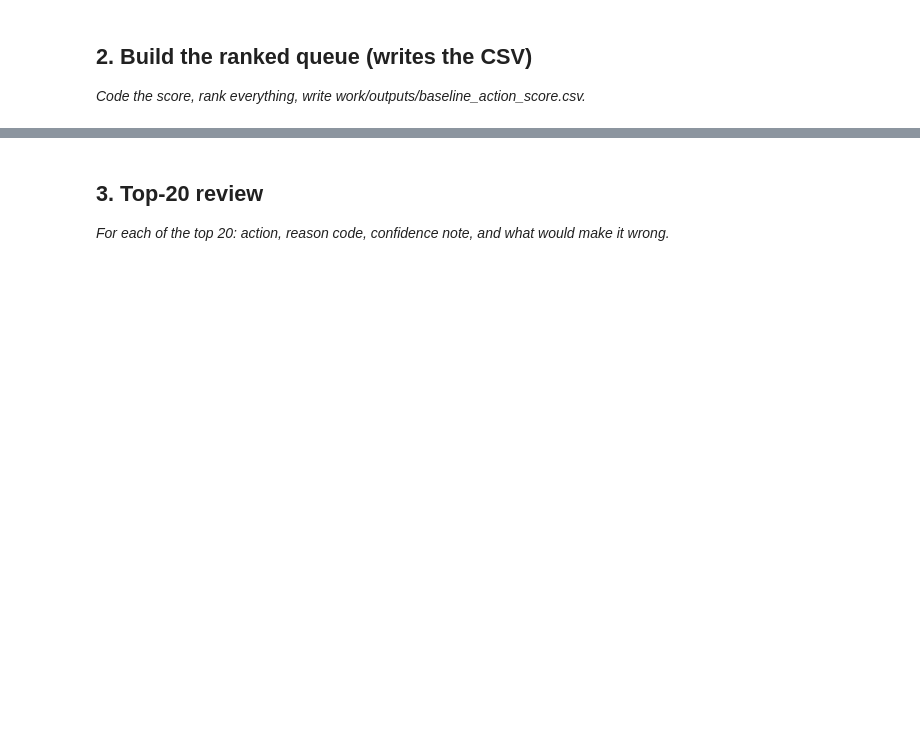
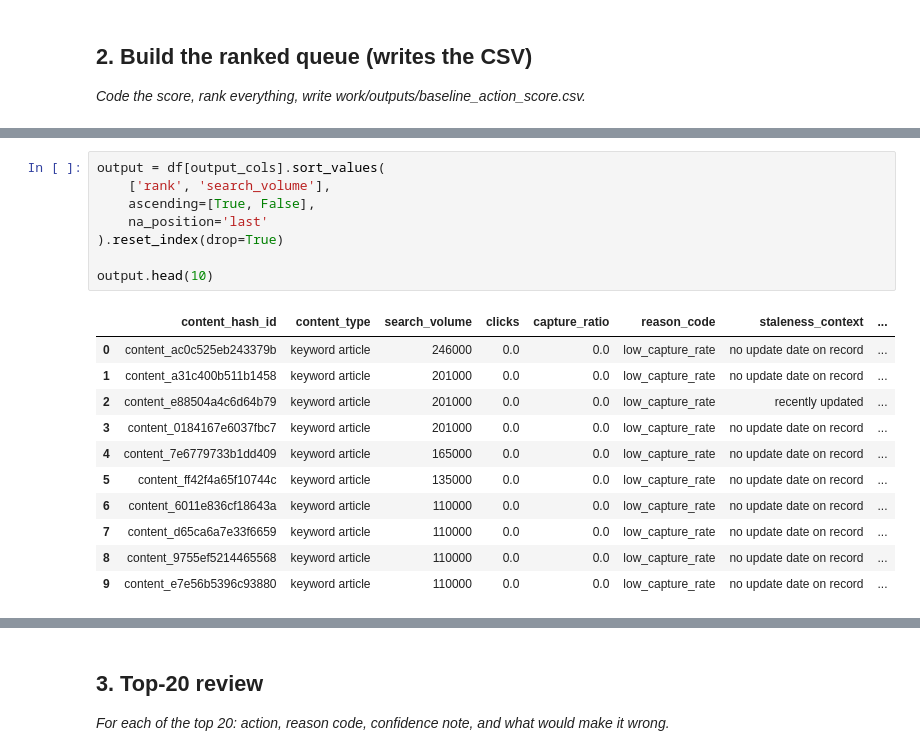
Before and after one commit to AxelYoel/FlyRank-AI-Internship---Axel-Yoel-Chandra, a Jupyter notebook: work/notebooks/w04_baseline_score.ipynb, the cells around one changed output, grey strips where cells are left out. Saved outputs shown, nothing was run; the diff lists cells and outputs as text; blank space fills up the shorter version.

```diff
--- a/work/notebooks/w04_baseline_score.ipynb
+++ b/work/notebooks/w04_baseline_score.ipynb
@@ -180,0 +432,20 @@ dtype: float64
+# %%
+output = df[output_cols].sort_values(
+    ['rank', 'search_volume'],
+    ascending=[True, False],
+    na_position='last'
+).reset_index(drop=True)
+
+output.head(10)
+# %% [output]
+|  | content_hash_id | content_type | search_volume | clicks | capture_ratio | reason_code | staleness_context | ... |
+| 0 | content_ac0c525eb243379b | keyword article | 246000 | 0.0 | 0.0 | low_capture_rate | no update date on record | ... |
+| 1 | content_a31c400b511b1458 | keyword article | 201000 | 0.0 | 0.0 | low_capture_rate | no update date on record | ... |
+| 2 | content_e88504a4c6d64b79 | keyword article | 201000 | 0.0 | 0.0 | low_capture_rate | recently updated | ... |
+| 3 | content_0184167e6037fbc7 | keyword article | 201000 | 0.0 | 0.0 | low_capture_rate | no update date on record | ... |
+| 4 | content_7e6779733b1dd409 | keyword article | 165000 | 0.0 | 0.0 | low_capture_rate | no update date on record | ... |
+| 5 | content_ff42f4a65f10744c | keyword article | 135000 | 0.0 | 0.0 | low_capture_rate | no update date on record | ... |
+| 6 | content_6011e836cf18643a | keyword article | 110000 | 0.0 | 0.0 | low_capture_rate | no update date on record | ... |
+| 7 | content_d65ca6a7e33f6659 | keyword article | 110000 | 0.0 | 0.0 | low_capture_rate | no update date on record | ... |
+| 8 | content_9755ef5214465568 | keyword article | 110000 | 0.0 | 0.0 | low_capture_rate | no update date on record | ... |
+| 9 | content_e7e56b5396c93880 | keyword article | 110000 | 0.0 | 0.0 | low_capture_rate | no update date on record | ... |
```
Also changed, not shown: parts of 27 cells of this notebook.
